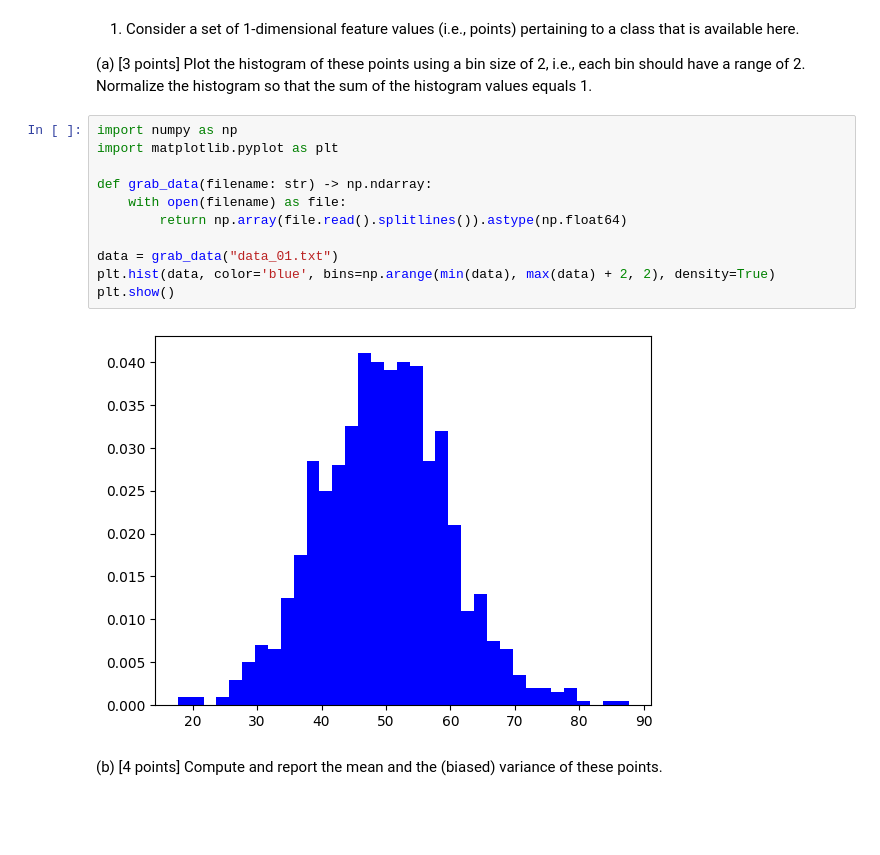
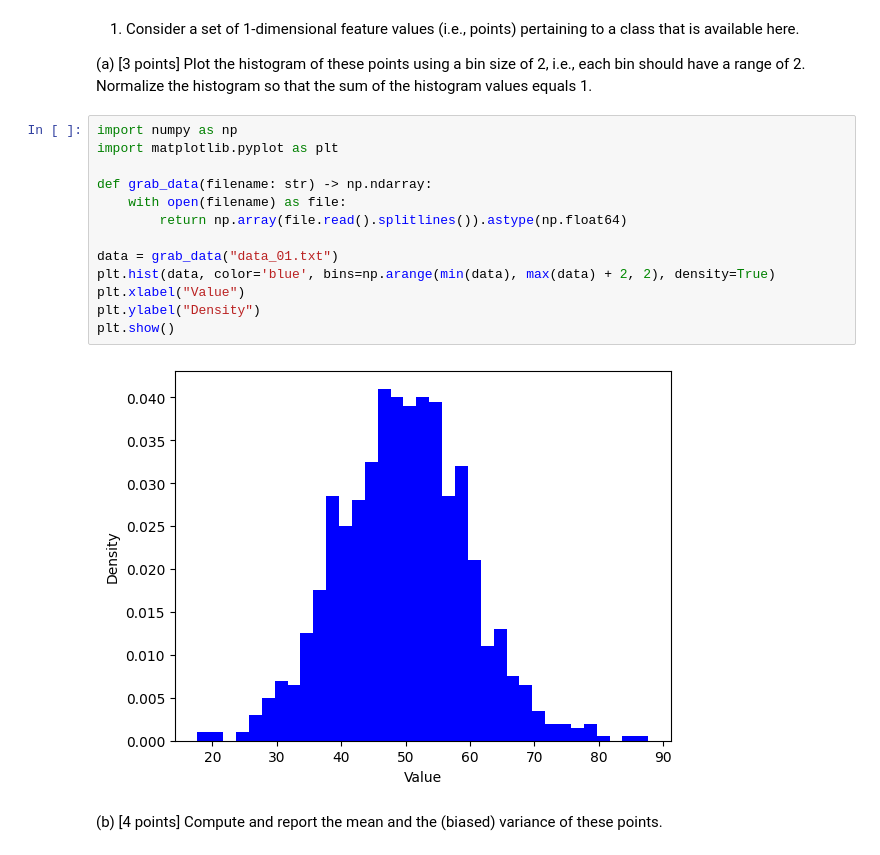
Before and after one commit to rikipls/CSE-802-Homework, a Jupyter notebook: hw2/hw2.ipynb, the cells around one changed output. Cells and saved outputs as stored; diff of their text form; blank space fills up the shorter version.

```diff
--- a/hw2/hw2.ipynb
+++ b/hw2/hw2.ipynb
@@ -10,16 +10,18 @@ of 2. Normalize the histogram so that the sum of the histogram values equals 1.
 # %%
 import numpy as np
 import matplotlib.pyplot as plt
 
 def grab_data(filename: str) -> np.ndarray:
     with open(filename) as file:
         return np.array(file.read().splitlines()).astype(np.float64)
 
 data = grab_data("data_01.txt")
 plt.hist(data, color='blue', bins=np.arange(min(data), max(data) + 2, 2), density=True)
+plt.xlabel("Value")
+plt.ylabel("Density")
 plt.show()
 # %% [output]
-[figure, old version]
+[figure, new version]
 # %% [markdown]
 (b) [4 points] Compute and report the mean and the (biased) variance of these points.
 # %%
```
Also changed, not shown: parts of 18 cells of this notebook, 3 other files.
